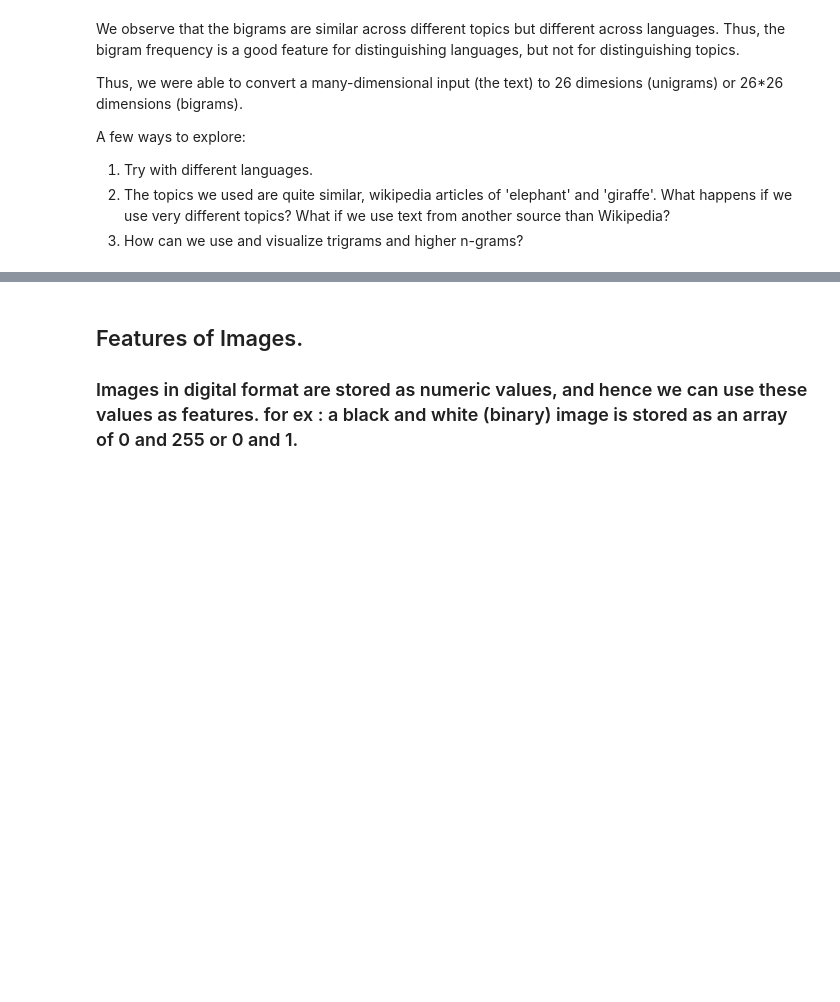
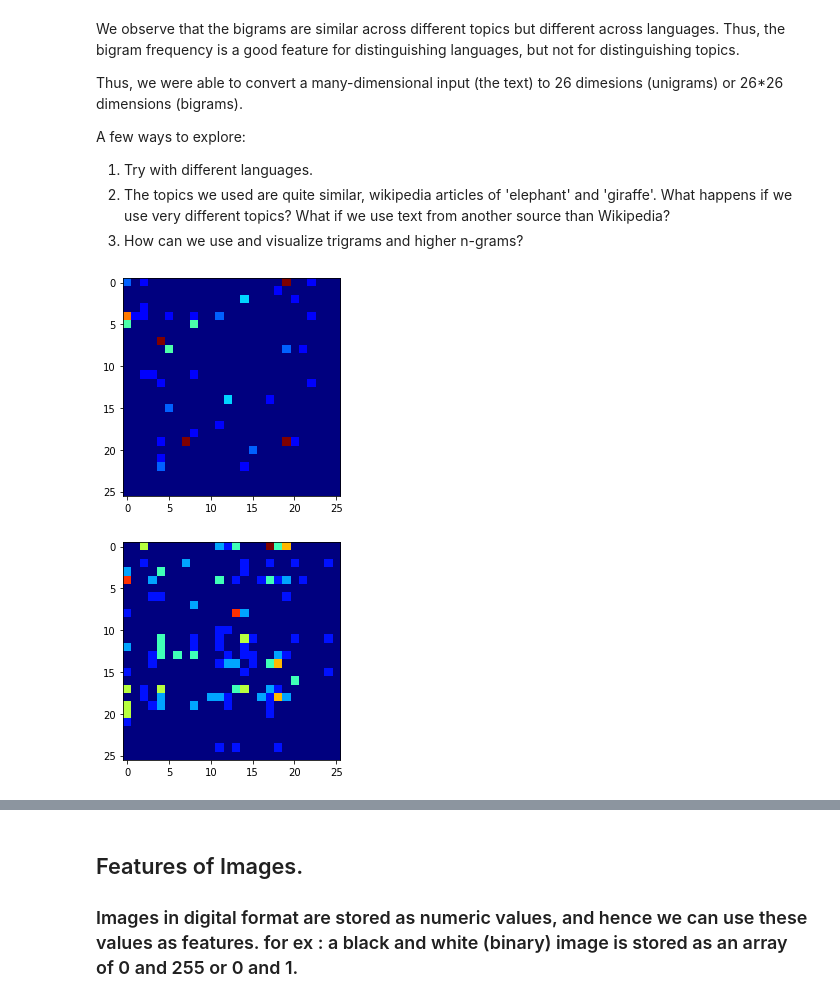
Before and after one commit to tpc1/fmml-jan-, a Jupyter notebook: FMML_M1L2_Features_Feb22.ipynb, the cells around one changed output, grey strips where cells are left out. Cells and saved outputs as stored; diff of their text form; code cells hidden in the pictures; blank space fills up the shorter version.

```diff
--- a/FMML_M1L2_Features_Feb22.ipynb
+++ b/FMML_M1L2_Features_Feb22.ipynb
@@ -302,3 +302,29 @@ A few ways to explore:
 1. Try with different languages.
 2. The topics we used are quite similar, wikipedia articles of 'elephant' and 'giraffe'. What happens if we use very different topics? What if we use text from another source than Wikipedia?
 3. How can we use and visualize trigrams and higher n-grams?
+# %%
+topic1 = 'Football'
+topic2 = 'Machine Learning'
+wikipedia.set_lang('ta')
+tamil = wikipedia.page(topic1).content
+
+wikipedia.set_lang('ml')
+mal_2 = wikipedia.page(topic1).content
+mal = wikipedia.page(topic2).content
+# %%
+tamil = cleanup(tamil)
+mal = cleanup(mal)
+mal_2 = cleanup(mal_2)
+# %%
+bigram_tamil = Counter(ngrams(tamil,2)) # bigrams
+
+
+bigram_mal = Counter(ngrams(mal,2))
+bigram_mal_2 = Counter(ngrams(mal_2,2))
+# %%
+bifr1 = plotbihistogram(bigram_tamil)
+plt.show()
+bifr2 = plotbihistogram(bigram_mal)
+# %% [output]
+[figure, added]
+[figure, added]
```
Also changed, not shown: parts of 9 cells of this notebook.
